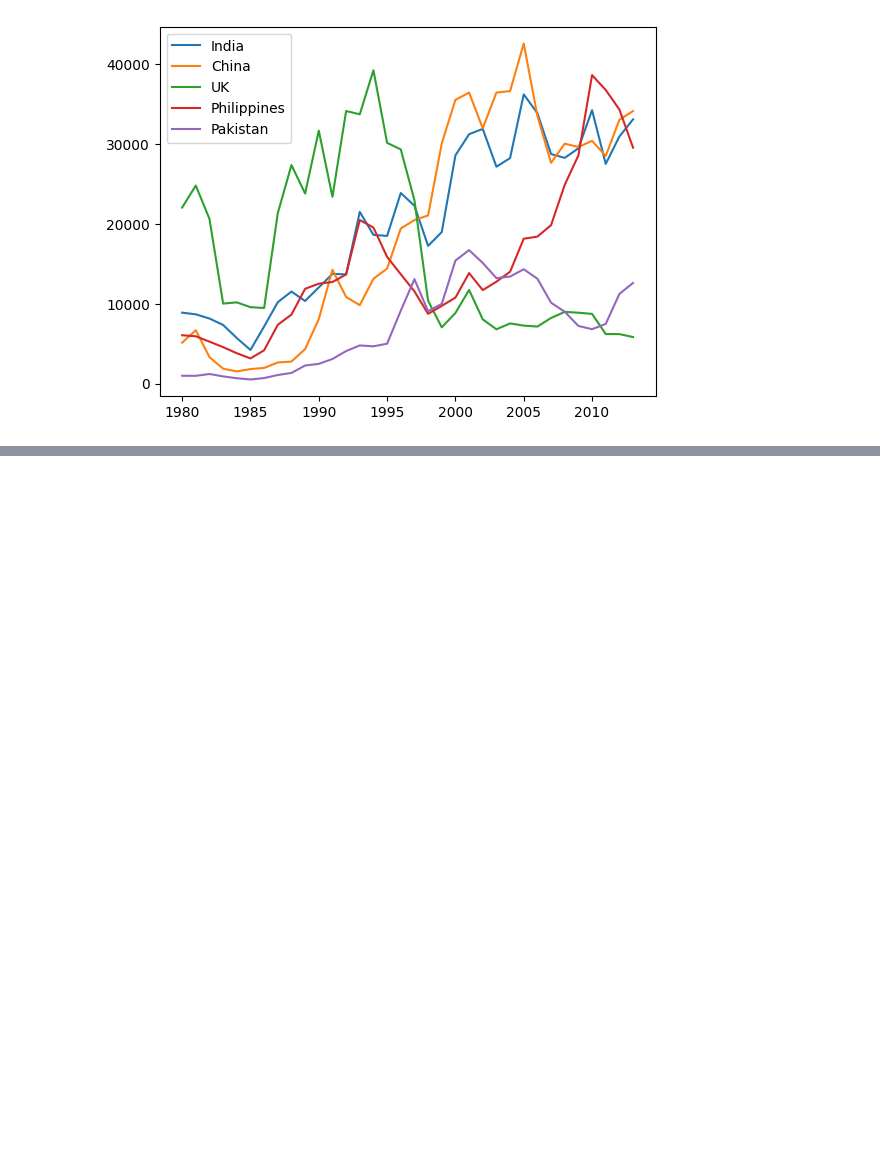
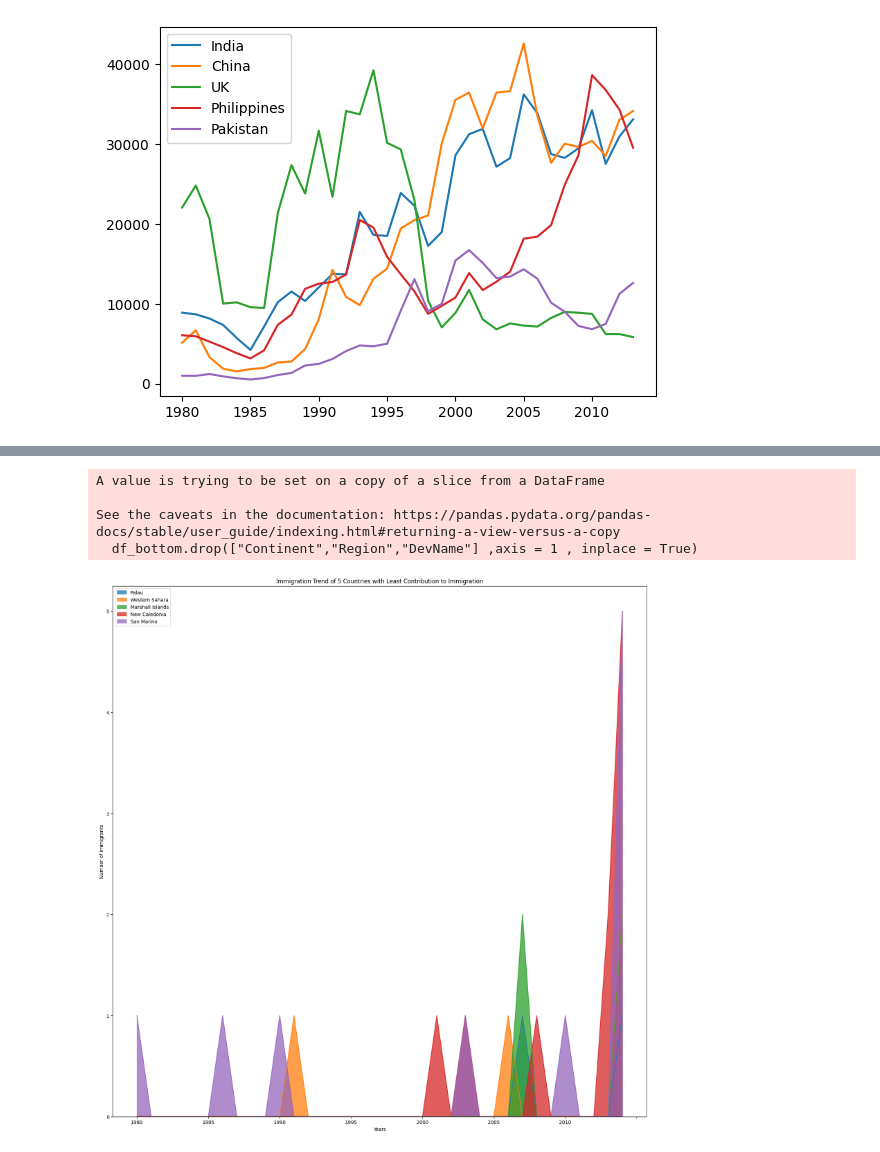
Before and after one commit to MachineTi-lab/IBM_Data_Visualization, a Jupyter notebook: MathPlot_LinePllots.ipynb, the cells around one changed output, grey strips where cells are left out. Saved outputs shown, nothing was run; the diff lists cells and outputs as text; code cells hidden in the pictures; blank space fills up the shorter version.

```diff
--- a/MathPlot_LinePllots.ipynb
+++ b/MathPlot_LinePllots.ipynb
@@ -227,0 +243,3 @@ plt.show()
+# %%
+df_can.sort_values( by = "Total" , ascending = True , axis = 0 ,inplace = True )
+df_can.head(5)
@@ -227,0 +254,17 @@ plt.show()
+# %%
+df_bottom = df_can.head(5)
+df_bottom.drop(["Continent","Region","DevName"] ,axis = 1 , inplace = True)
+df_bottom = df_bottom.transpose()
+# %% [output]
+A value is trying to be set on a copy of a slice from a DataFrame
+
+See the caveats in the documentation: https://pandas.pydata.org/pandas-docs/stable/user_guide/indexing.html#returning-a-view-versus-a-copy
+  df_bottom.drop(["Continent","Region","DevName"] ,axis = 1 , inplace = True)
+# %%
+ax = df_bottom.plot(kind = "area" ,alpha = 0.75,stacked = False, figsize = (20,20))
+ax.set_title('Immigration Trend of 5 Countries with Least Contribution to Immigration')
+ax.set_ylabel('Number of Immigrants')
+ax.set_xlabel('Years')
+plt.show()
+# %% [output]
+[figure, added]
```
Also changed, not shown: parts of 8 cells of this notebook.
